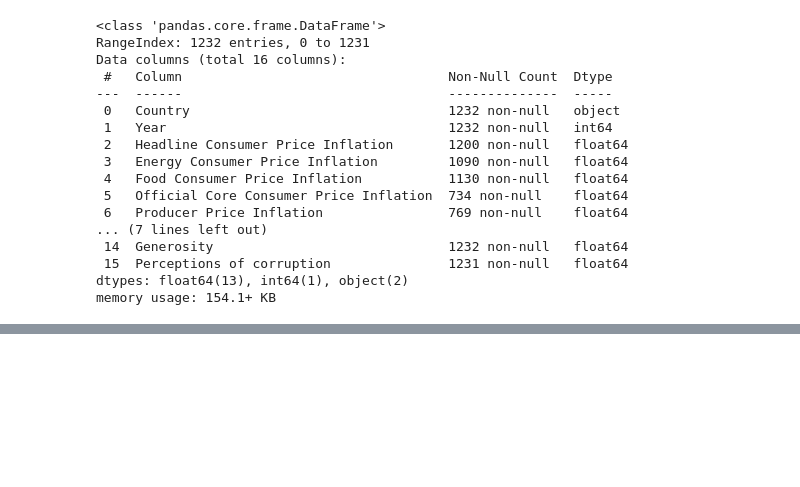
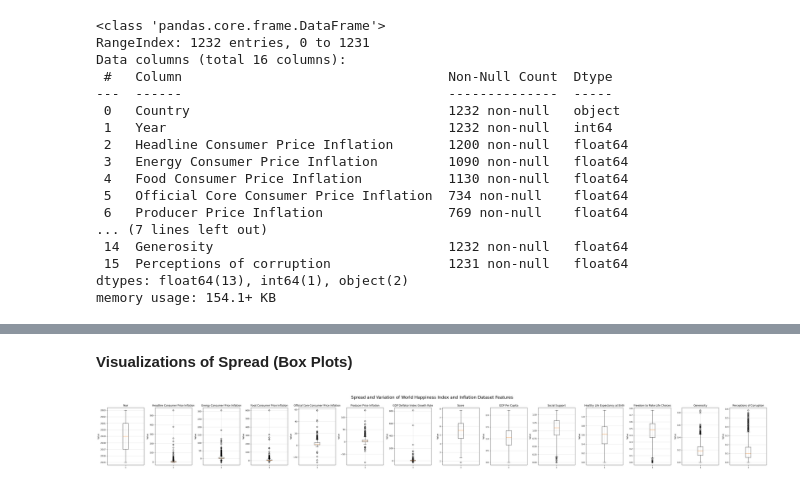
Before and after one commit to CharlotteHoyt/KWK-Goldman-Sachs-ML-Final-Project, a Jupyter notebook: Charlotte_KWK_Machine_Learning_x_Finance_Challenge_Final_Project.ipynb, the cells around one changed output, grey strips where cells are left out. Saved outputs shown, nothing was run; the diff lists cells and outputs as text; code cells hidden in the pictures; blank space fills up the shorter version.

Commit message:
Renamed columns, calculated measures of central tendency, calculated spread and variation, and made box plot visualizations of spread.

```diff
--- a/Charlotte_KWK_Machine_Learning_x_Finance_Challenge_Final_Project.ipynb
+++ b/Charlotte_KWK_Machine_Learning_x_Finance_Challenge_Final_Project.ipynb
@@ -132,0 +230,20 @@ memory usage: 154.1+ KB
+# %%
+for col in cols:
+    print(f"\n--- {col.upper()} ---")
+
+    min = df[col].min()
+    print(f"Min: {min}")
+
+    max = df[col].max()
+    print(f"Max: {max}")
+
+    range = max - min
+    print(f"Range: {range}")
+
+    quartile_1 = df[col].quantile(0.25)
+    quartile_3 = df[col].quantile(0.75)
+    interquartile_range = quartile_3 - quartile_1
+    print(f"IQR: {interquartile_range}")
+
+    standard_deviation = df[col].std()
+    print(f"Standard Deviation: {standard_deviation}")
@@ -132,0 +268,35 @@ memory usage: 154.1+ KB
+# %% [markdown]
+**Visualizations of Spread (Box Plots)**
+# %%
+import matplotlib.pyplot as plt
+
+# Numeric columns to visualize.
+cols = ["Year",
+        "Headline Consumer Price Inflation",
+        "Energy Consumer Price Inflation",
+        "Food Consumer Price Inflation",
+        "Official Core Consumer Price Inflation",
+        "Producer Price Inflation",
+        "GDP Deflator Index Growth Rate",
+        "Score",
+        "GDP Per Capita",
+        "Social Support",
+        "Healthy Life Expectancy at Birth",
+        "Freedom to Make Life Choices",
+        "Generosity",
+        "Perceptions of Corruption"]
+
+# Create box plot foe each feature.
+fig, axes = plt.subplots(nrows = 1, ncols = 14, figsize = (45, 5))
+
+for i, col in enumerate(cols):
+  axes[i].set_title(col)
+  axes[i].set_ylabel("Value")
+  axes[i].boxplot(df[col].dropna(), vert = True)
+  axes[i].grid(True, linestyle = "-", alpha = 0.5)
+
+plt.suptitle("Spread and Variation of World Happiness Index and Inflation Dataset Features", fontsize = 20, y = 1)
+plt.tight_layout()
+plt.show()
+# %% [output]
+[figure, added]
```
Also changed, not shown: parts of 9 cells of this notebook.
